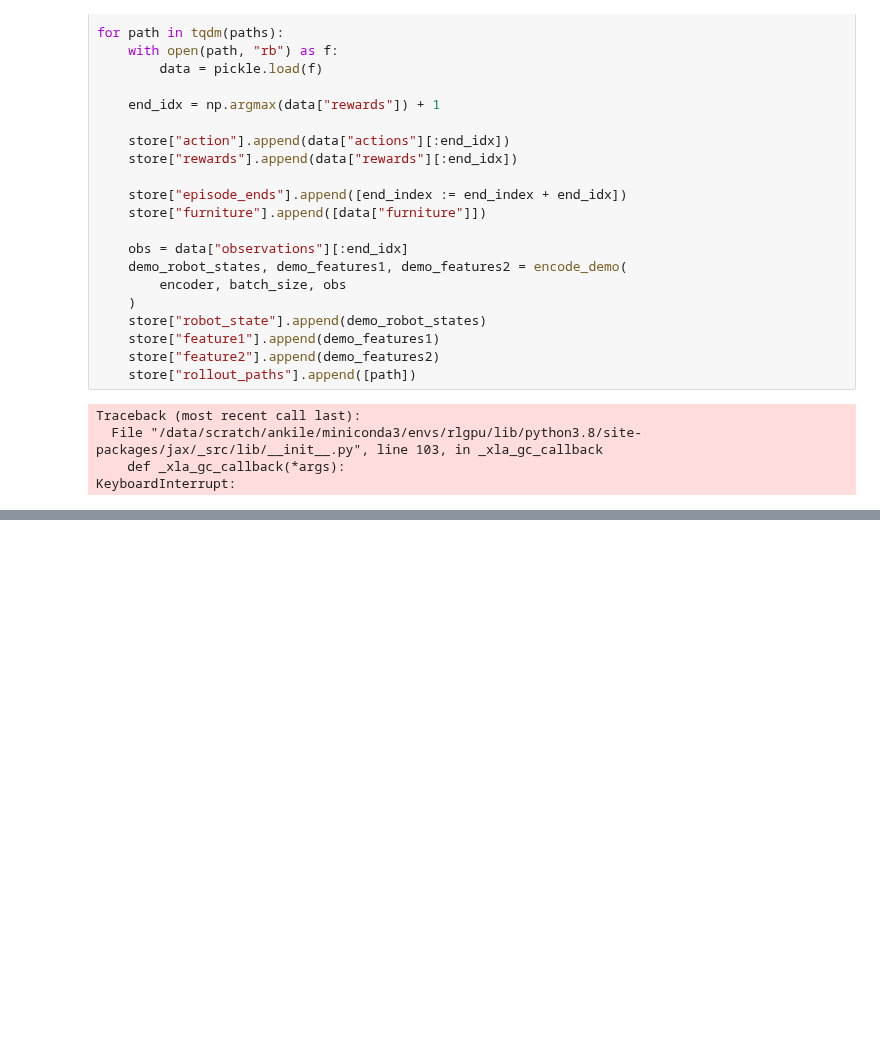
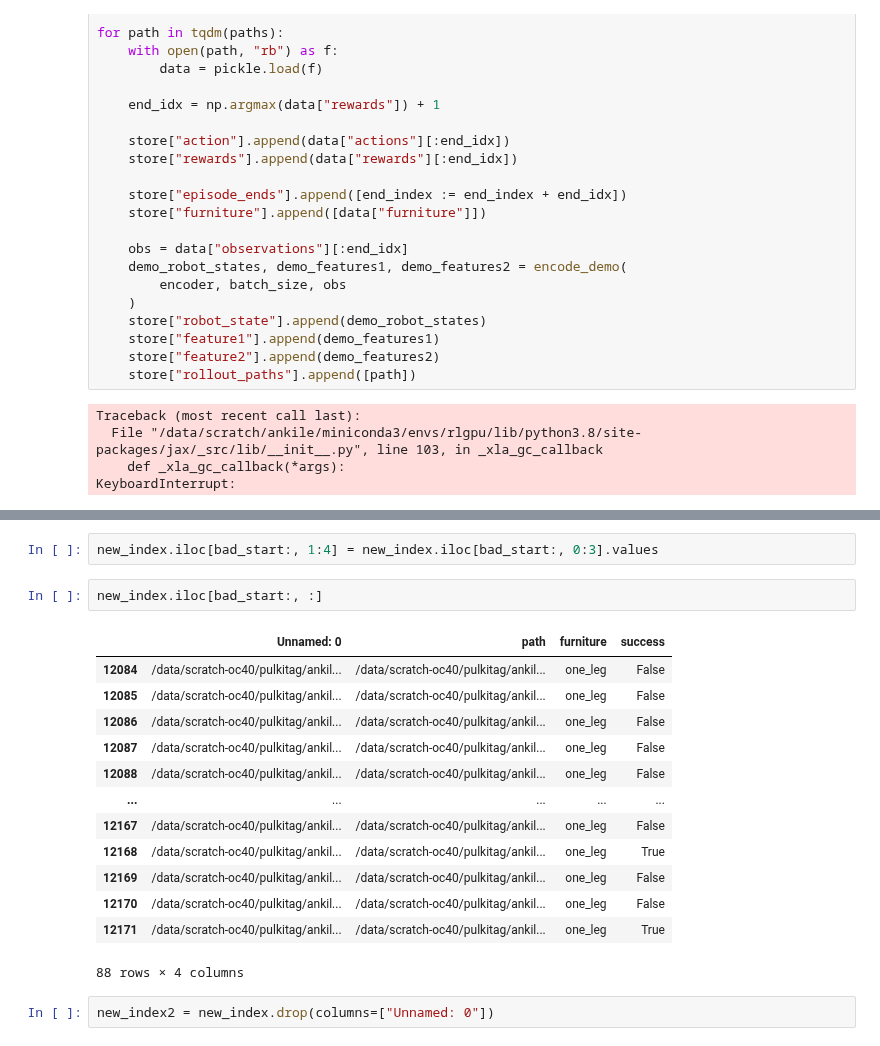
Before and after one commit to ankile/robust-rearrangement, a Jupyter notebook: notebooks/18_la_augment_demos_with_rollouts.ipynb, the cells around one changed output, grey strips where cells are left out. Saved outputs shown, nothing was run; the diff lists cells and outputs as text; blank space fills up the shorter version.

```diff
--- a/notebooks/18_la_augment_demos_with_rollouts.ipynb
+++ b/notebooks/18_la_augment_demos_with_rollouts.ipynb
@@ -121,0 +227,20 @@ KeyboardInterrupt:
+# %%
+new_index.iloc[bad_start:, 1:4] = new_index.iloc[bad_start:, 0:3].values
+# %%
+new_index.iloc[bad_start:, :]
+# %% [output]
+|  | Unnamed: 0 | path | furniture | success |
+| 12084 | /data/scratch-oc40/pulkitag/ankil... | /data/scratch-oc40/pulkitag/ankil... | one_leg | False |
+| 12085 | /data/scratch-oc40/pulkitag/ankil... | /data/scratch-oc40/pulkitag/ankil... | one_leg | False |
+| 12086 | /data/scratch-oc40/pulkitag/ankil... | /data/scratch-oc40/pulkitag/ankil... | one_leg | False |
+| 12087 | /data/scratch-oc40/pulkitag/ankil... | /data/scratch-oc40/pulkitag/ankil... | one_leg | False |
+| 12088 | /data/scratch-oc40/pulkitag/ankil... | /data/scratch-oc40/pulkitag/ankil... | one_leg | False |
+| ... | ... | ... | ... | ... |
+| 12167 | /data/scratch-oc40/pulkitag/ankil... | /data/scratch-oc40/pulkitag/ankil... | one_leg | False |
+| 12168 | /data/scratch-oc40/pulkitag/ankil... | /data/scratch-oc40/pulkitag/ankil... | one_leg | True |
+| 12169 | /data/scratch-oc40/pulkitag/ankil... | /data/scratch-oc40/pulkitag/ankil... | one_leg | False |
+| 12170 | /data/scratch-oc40/pulkitag/ankil... | /data/scratch-oc40/pulkitag/ankil... | one_leg | False |
+| 12171 | /data/scratch-oc40/pulkitag/ankil... | /data/scratch-oc40/pulkitag/ankil... | one_leg | True |
+88 rows × 4 columns
+# %%
+new_index2 = new_index.drop(columns=["Unnamed: 0"])
```
Also changed, not shown: parts of 13 cells of this notebook, 1 other file.
